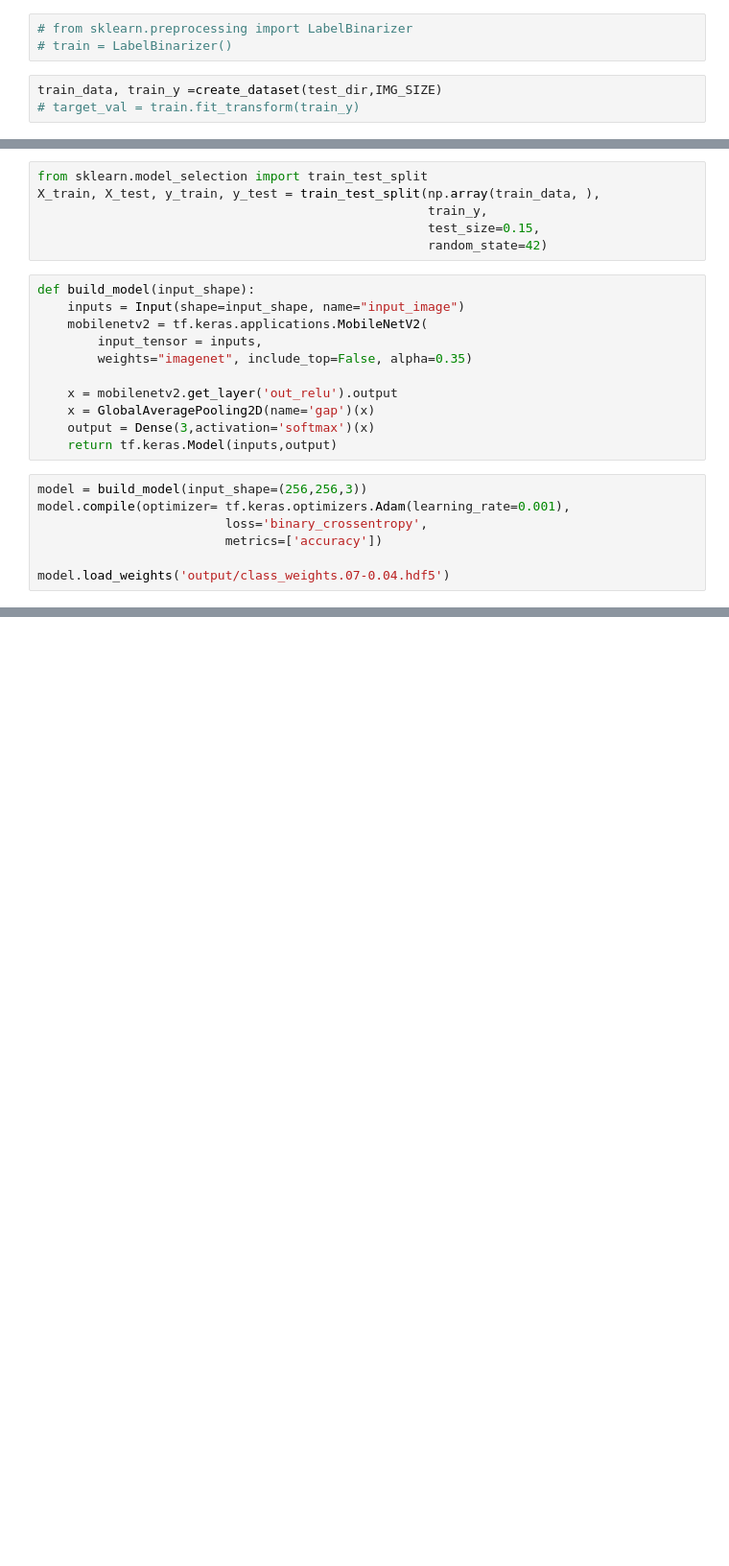
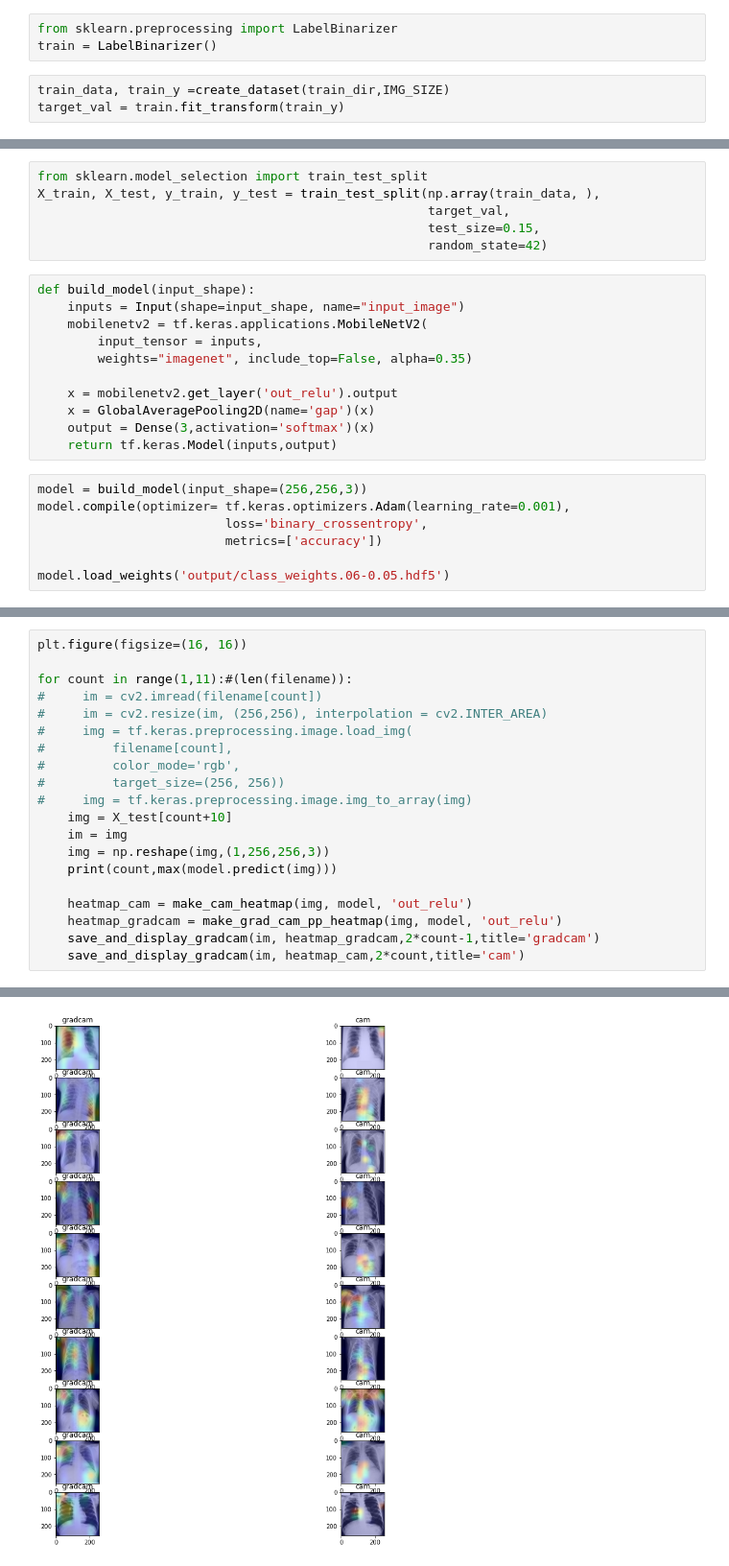
Before and after one commit to degagawolde/DeepLearningBasedTBDiagnosis, a Jupyter notebook: LocalizationWithExplanation.ipynb, the cells around one changed output, grey strips where cells are left out. Shown at 96% size. Cells and saved outputs as stored; diff of their text form; blank space fills up the shorter version.

```diff
--- a/LocalizationWithExplanation.ipynb
+++ b/LocalizationWithExplanation.ipynb
@@ -30,8 +30,8 @@ test_dir = './dataset/TBNTBN/test/'
 # %%
 from scripts.create_dataset import create_dataset
 # %%
-# from sklearn.preprocessing import LabelBinarizer
-# train = LabelBinarizer()
+from sklearn.preprocessing import LabelBinarizer
+train = LabelBinarizer()
 # %%
-train_data, train_y =create_dataset(test_dir,IMG_SIZE)
-# target_val = train.fit_transform(train_y)
+train_data, train_y =create_dataset(train_dir,IMG_SIZE)
+target_val = train.fit_transform(train_y)
@@ -38,7 +56,7 @@ train_data, train_y =create_dataset(test_dir,IMG_SIZE)
 # %%
 from sklearn.model_selection import train_test_split
 X_train, X_test, y_train, y_test = train_test_split(np.array(train_data, ),
-                                                    train_y,
+                                                    target_val,
                                                     test_size=0.15,
                                                     random_state=42)
 # %%
@@ -58,7 +76,7 @@ model.compile(optimizer= tf.keras.optimizers.Adam(learning_rate=0.001),
                          loss='binary_crossentropy',
                          metrics=['accuracy'])
 
-model.load_weights('output/class_weights.07-0.04.hdf5')
+model.load_weights('output/class_weights.06-0.05.hdf5')
 # %% [output]
 WARNING:tensorflow:`input_shape` is undefined or non-square, or `rows` is not in [96, 128, 160, 192, 224]. Weights for input shape (224, 224) will be loaded as the default.
 Metal device set to: Apple M1
@@ -66,0 +102,21 @@ Metal device set to: Apple M1
+# %%
+plt.figure(figsize=(16, 16))
+
+for count in range(1,11):#(len(filename)):
+#     im = cv2.imread(filename[count])
+#     im = cv2.resize(im, (256,256), interpolation = cv2.INTER_AREA)
+#     img = tf.keras.preprocessing.image.load_img(
+#         filename[count],
+#         color_mode='rgb',
+#         target_size=(256, 256))
+#     img = tf.keras.preprocessing.image.img_to_array(img)
+    img = X_test[count+10]
+    im = img
+    img = np.reshape(img,(1,256,256,3))
+    print(count,max(model.predict(img)))
+
+    heatmap_cam = make_cam_heatmap(img, model, 'out_relu')
+    heatmap_gradcam = make_grad_cam_pp_heatmap(img, model, 'out_relu')
+    save_and_display_gradcam(im, heatmap_gradcam,2*count-1,title='gradcam')
+    save_and_display_gradcam(im, heatmap_cam,2*count,title='cam')
+# %% [output]
@@ -66,0 +134 @@ Metal device set to: Apple M1
+[figure, added]
```
Also changed, not shown: parts of 7 cells of this notebook, 2 other files.
